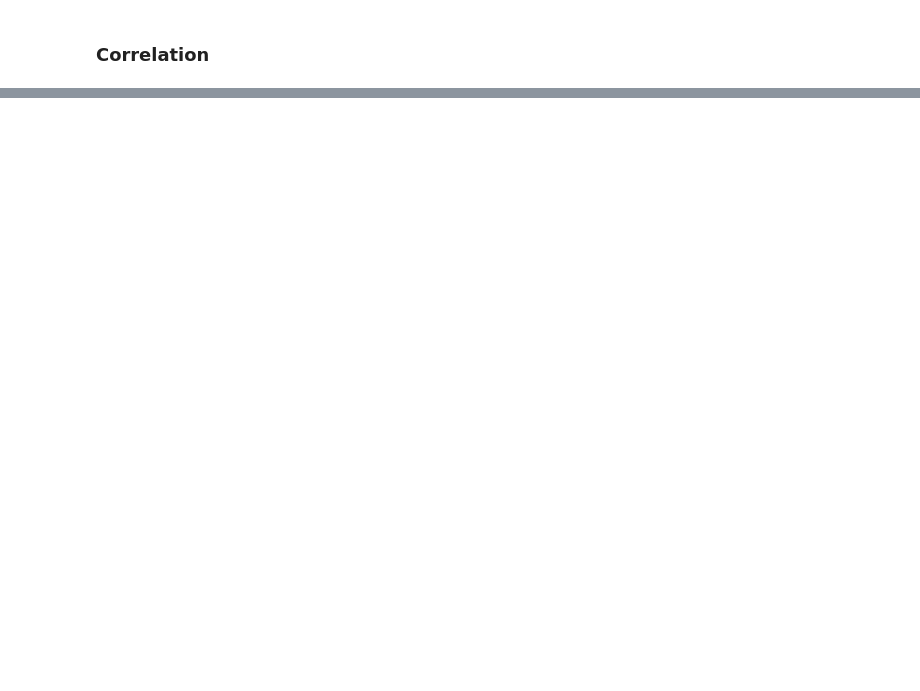
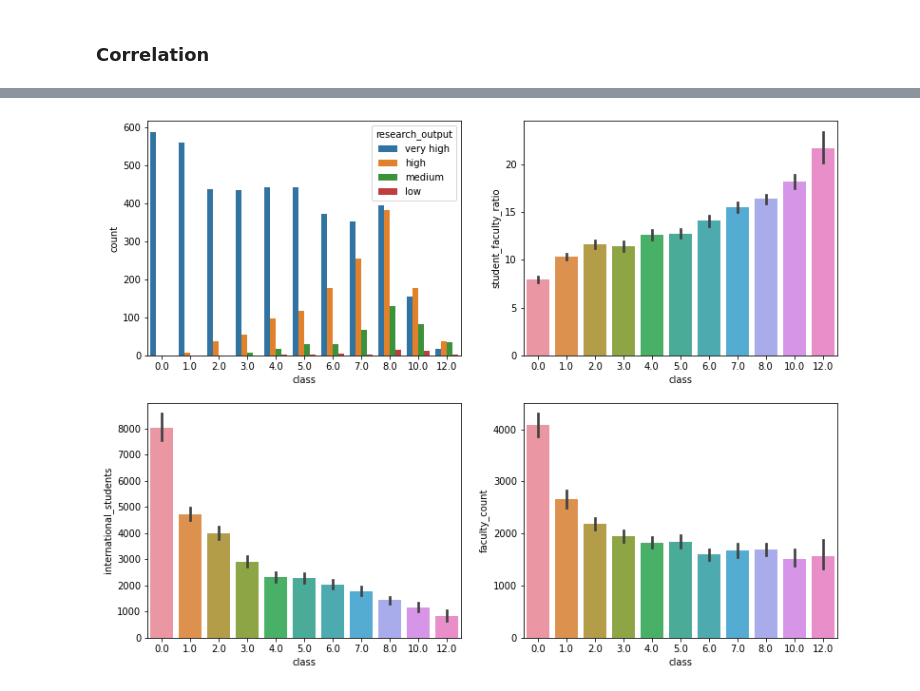
Before and after one commit to Gurleenp/IFT870, a Jupyter notebook: Projet/visualization.ipynb, the cells around one changed output, grey strips where cells are left out. Drawn from its saved outputs; the diff is of its cells as text; code cells hidden in the pictures; blank space fills up the shorter version.

```diff
--- a/Projet/visualization.ipynb
+++ b/Projet/visualization.ipynb
@@ -86,3 +92,46 @@ size                        int64
 faculty_count             float64
 class                     float64
 dtype: object
+# %%
+"""
+student_faculty_ratio
+research_output
+international_students
+size
+faculty_count
+"""
+# plt.figure(figsize=(10, 5))
+
+
+fig, axs = plt.subplots(2, 2)
+fig.set_figheight(10)
+fig.set_figwidth(13)
+
+sns.countplot(
+    hue="research_output",
+    x="class",
+    data=data,
+    ax=axs[0][0]
+)
+sns.barplot(
+    x="class",
+    y="student_faculty_ratio",
+    data=data,
+    ax=axs[0][1]
+)
+
+sns.barplot(
+    x="class",
+    y="international_students",
+    data=data,
+    ax=axs[1][0]
+)
+sns.barplot(
+    y="faculty_count",
+    x="class",
+    data=data,
+    ax=axs[1][1]
+)
+plt.show()
+# %% [output]
+[figure, added]
```
Also changed, not shown: parts of 6 cells of this notebook.
